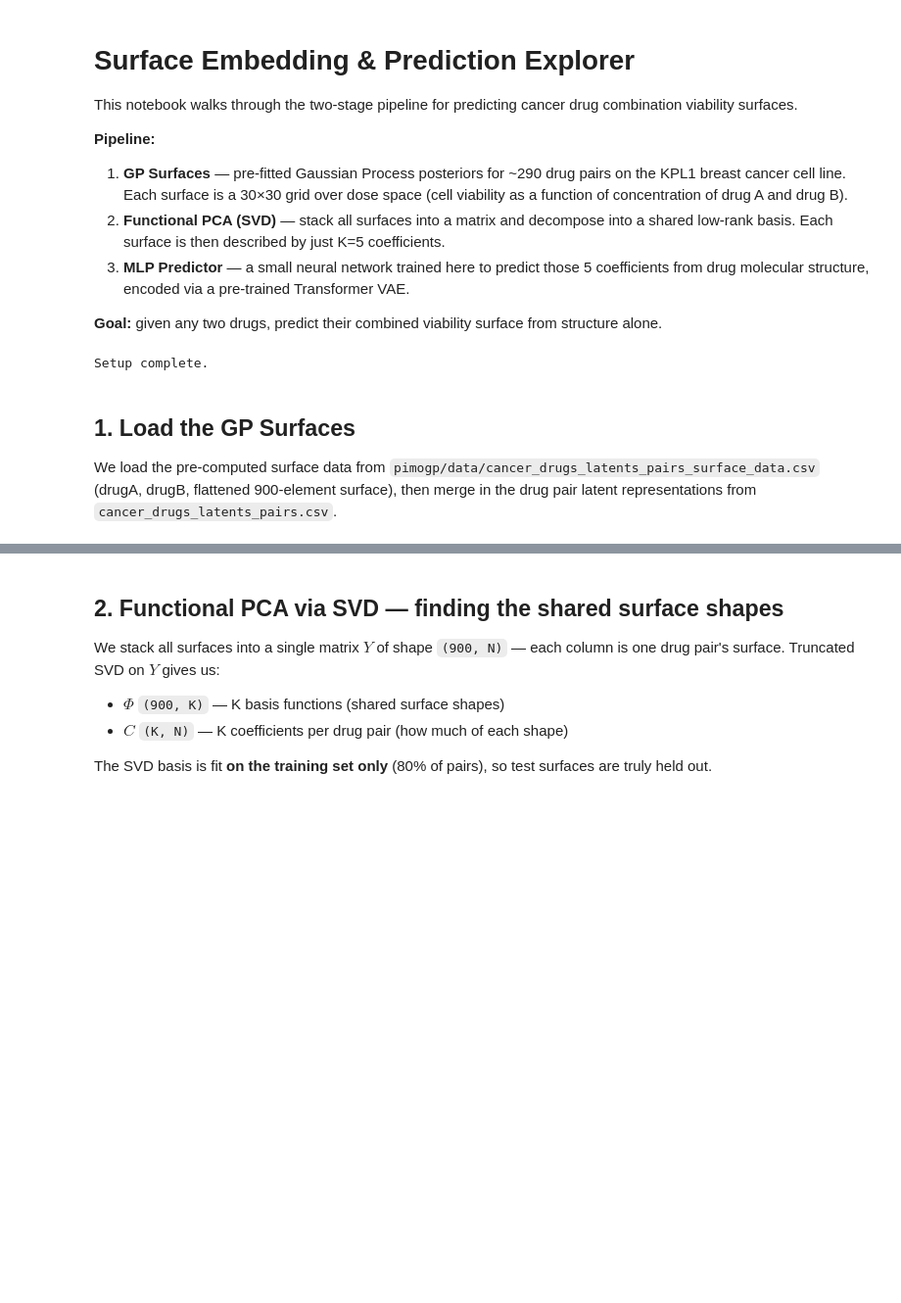
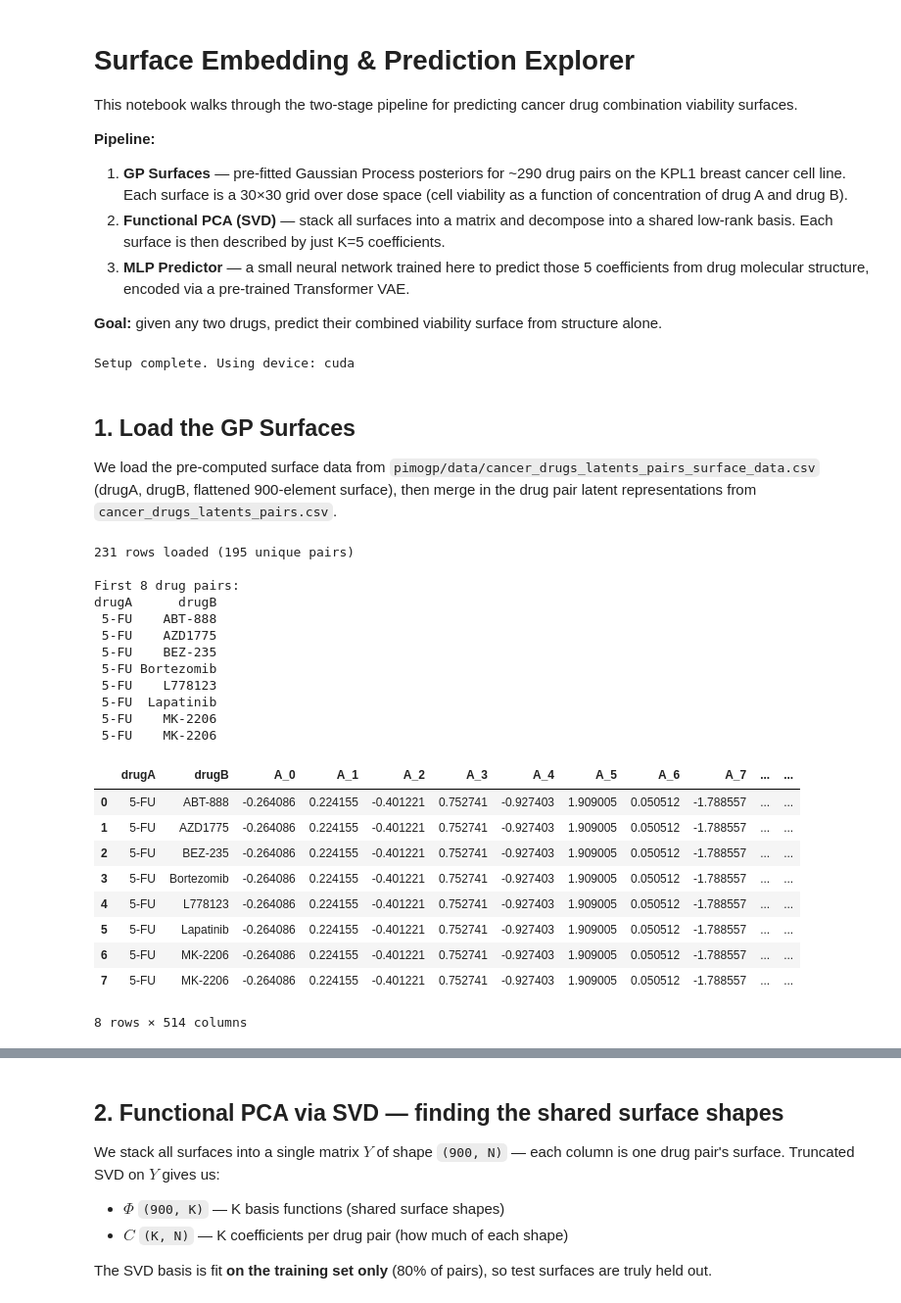
Before and after one commit to ltronneb/pimogp, a Jupyter notebook: notebooks/surface_explorer.ipynb, the cells around one changed output, grey strips where cells are left out. Shown at 98% size. Drawn from its saved outputs; the diff is of its cells as text; code cells hidden in the pictures; blank space fills up the shorter version.

```diff
--- a/notebooks/surface_explorer.ipynb
+++ b/notebooks/surface_explorer.ipynb
@@ -24,13 +24,15 @@ os.chdir('/home/unix/vrameshl/pimogp')
 sys.path.insert(0, '.')
 
 from pimogp.models.mlp_predictor import MLPPredictor
+from pimogp.models.deep_set_predictor import DeepSetPredictor
 
 plt.rcParams.update({'figure.dpi': 100, 'font.size': 12})
 G = 30   # dose grid size
 K = 5    # SVD components
-print('Setup complete.')
+device = torch.device('cuda' if torch.cuda.is_available() else 'cpu')
+print(f'Setup complete. Using device: {device}')
 # %% [output]
-Setup complete.
+Setup complete. Using device: cuda
 # %% [markdown]
 ## 1. Load the GP Surfaces
 
@@ -38,16 +40,43 @@ We load the pre-computed surface data from `pimogp/data/cancer_drugs_latents_pai
 # %%
 # Load surface data from pre-saved CSV
 surf_df = pd.read_csv('pimogp/data/cancer_drugs_latents_pairs_surface_data.csv')
 surface_data = (
     surf_df['surface_data']
     .apply(lambda x: np.array([float(v) for v in x.strip('[]').split()]))
     .tolist()
 )
 
-# Merge with latent representations
-latents_df = pd.read_csv('pimogp/data/cancer_drugs_latents_pairs.csv')
-clean_pairs_df = surf_df[['drugA', 'drugB']].merge(latents_df, on=['drugA', 'drugB'])
+# Merge with latent representations — deduplicate latents first so clean_pairs_df
+# has the same row count as surf_df (231) and stays index-aligned with surface_data
+latents_df     = pd.read_csv('pimogp/data/cancer_drugs_latents_pairs.csv')
+latents_dedup  = latents_df.drop_duplicates(subset=['drugA', 'drugB'])
+clean_pairs_df = surf_df[['drugA', 'drugB']].merge(latents_dedup, on=['drugA', 'drugB'])
 
-print(f'{len(clean_pairs_df)} drug pairs loaded')
+print(f'{len(clean_pairs_df)} rows loaded ({clean_pairs_df[["drugA","drugB"]].drop_duplicates().shape[0]} unique pairs)')
 print('\nFirst 8 drug pairs:')
 print(clean_pairs_df[['drugA', 'drugB']].head(8).to_string(index=False))
+
+clean_pairs_df.head(8)
+# %% [output]
+231 rows loaded (195 unique pairs)
+
+First 8 drug pairs:
+drugA      drugB
+ 5-FU    ABT-888
+ 5-FU    AZD1775
+ 5-FU    BEZ-235
+ 5-FU Bortezomib
+ 5-FU    L778123
+ 5-FU  Lapatinib
+ 5-FU    MK-2206
+ 5-FU    MK-2206
+|  | drugA | drugB | A_0 | A_1 | A_2 | A_3 | A_4 | A_5 | A_6 | A_7 | ... | ... |
+| 0 | 5-FU | ABT-888 | -0.264086 | 0.224155 | -0.401221 | 0.752741 | -0.927403 | 1.909005 | 0.050512 | -1.788557 | ... | ... |
+| 1 | 5-FU | AZD1775 | -0.264086 | 0.224155 | -0.401221 | 0.752741 | -0.927403 | 1.909005 | 0.050512 | -1.788557 | ... | ... |
+| 2 | 5-FU | BEZ-235 | -0.264086 | 0.224155 | -0.401221 | 0.752741 | -0.927403 | 1.909005 | 0.050512 | -1.788557 | ... | ... |
+| 3 | 5-FU | Bortezomib | -0.264086 | 0.224155 | -0.401221 | 0.752741 | -0.927403 | 1.909005 | 0.050512 | -1.788557 | ... | ... |
+| 4 | 5-FU | L778123 | -0.264086 | 0.224155 | -0.401221 | 0.752741 | -0.927403 | 1.909005 | 0.050512 | -1.788557 | ... | ... |
+| 5 | 5-FU | Lapatinib | -0.264086 | 0.224155 | -0.401221 | 0.752741 | -0.927403 | 1.909005 | 0.050512 | -1.788557 | ... | ... |
+| 6 | 5-FU | MK-2206 | -0.264086 | 0.224155 | -0.401221 | 0.752741 | -0.927403 | 1.909005 | 0.050512 | -1.788557 | ... | ... |
+| 7 | 5-FU | MK-2206 | -0.264086 | 0.224155 | -0.401221 | 0.752741 | -0.927403 | 1.909005 | 0.050512 | -1.788557 | ... | ... |
+8 rows × 514 columns
```
Also changed, not shown: parts of 20 cells of this notebook, 56 other files.
